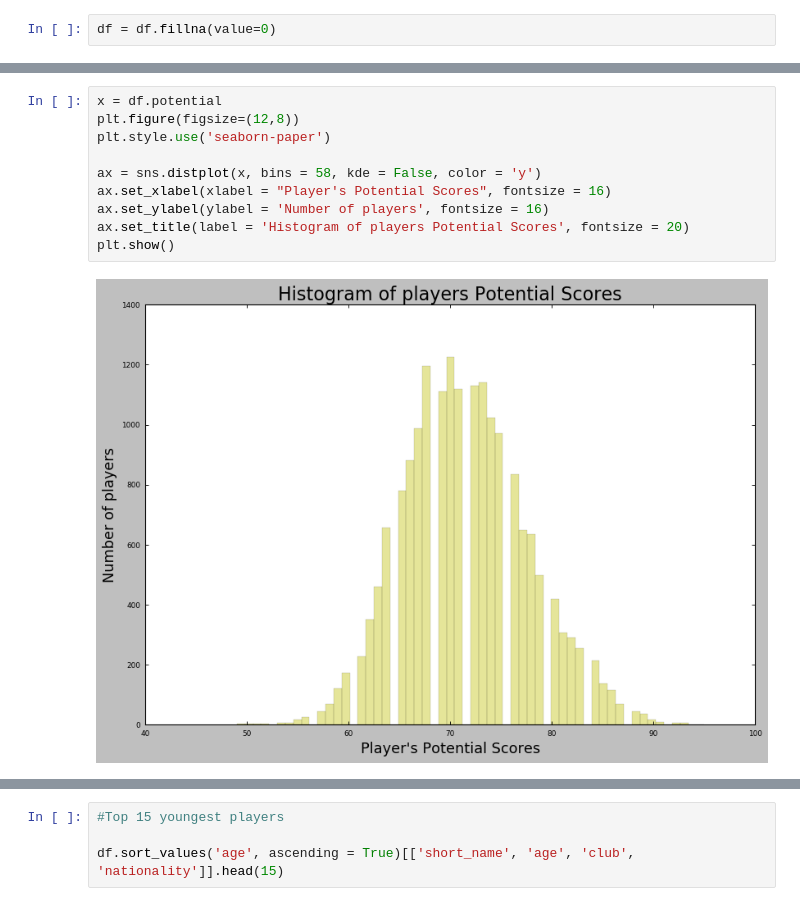
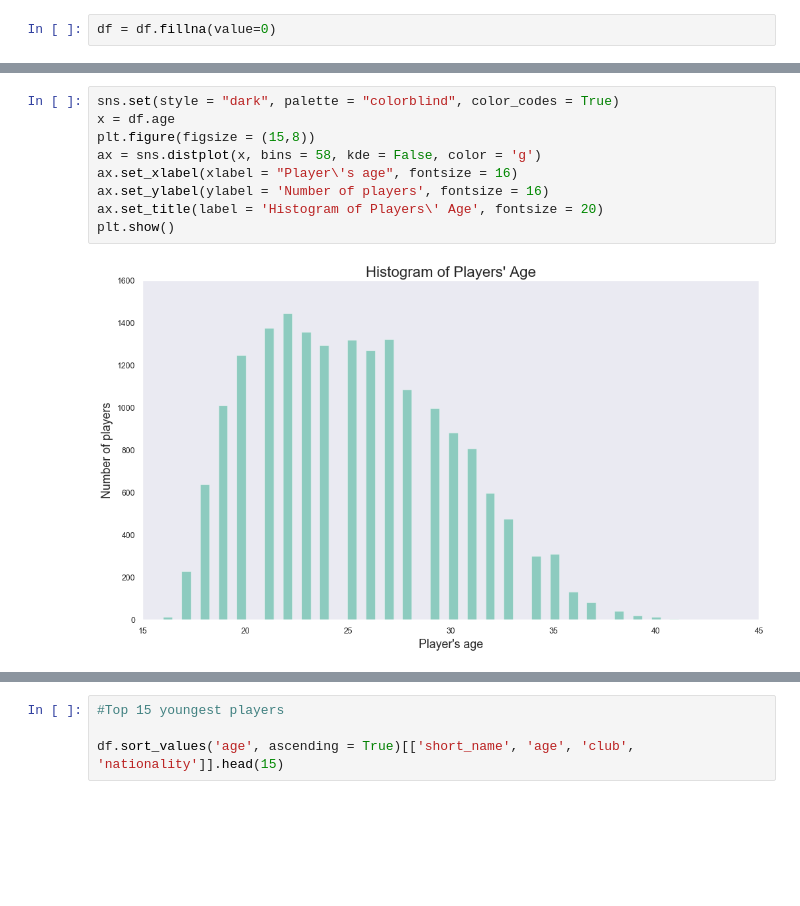
Before and after one commit to npvlong/Fifa_Clustering, a Jupyter notebook: ipynb/EDA.ipynb, the cells around one changed output, grey strips where cells are left out. Drawn from its saved outputs; the diff is of its cells as text; blank space fills up the shorter version.

```diff
--- a/ipynb/EDA.ipynb
+++ b/ipynb/EDA.ipynb
@@ -106,12 +141,11 @@ plt.show()
 # %%
-x = df.potential
-plt.figure(figsize=(12,8))
-plt.style.use('seaborn-paper')
-
-ax = sns.distplot(x, bins = 58, kde = False, color = 'y')
-ax.set_xlabel(xlabel = "Player's Potential Scores", fontsize = 16)
+sns.set(style = "dark", palette = "colorblind", color_codes = True)
+x = df.age
+plt.figure(figsize = (15,8))
+ax = sns.distplot(x, bins = 58, kde = False, color = 'g')
+ax.set_xlabel(xlabel = "Player\'s age", fontsize = 16)
 ax.set_ylabel(ylabel = 'Number of players', fontsize = 16)
-ax.set_title(label = 'Histogram of players Potential Scores', fontsize = 20)
+ax.set_title(label = 'Histogram of Players\' Age', fontsize = 20)
 plt.show()
 # %% [output]
-[figure, old version]
+[figure, new version]
```
Also changed, not shown: parts of 12 cells of this notebook.
